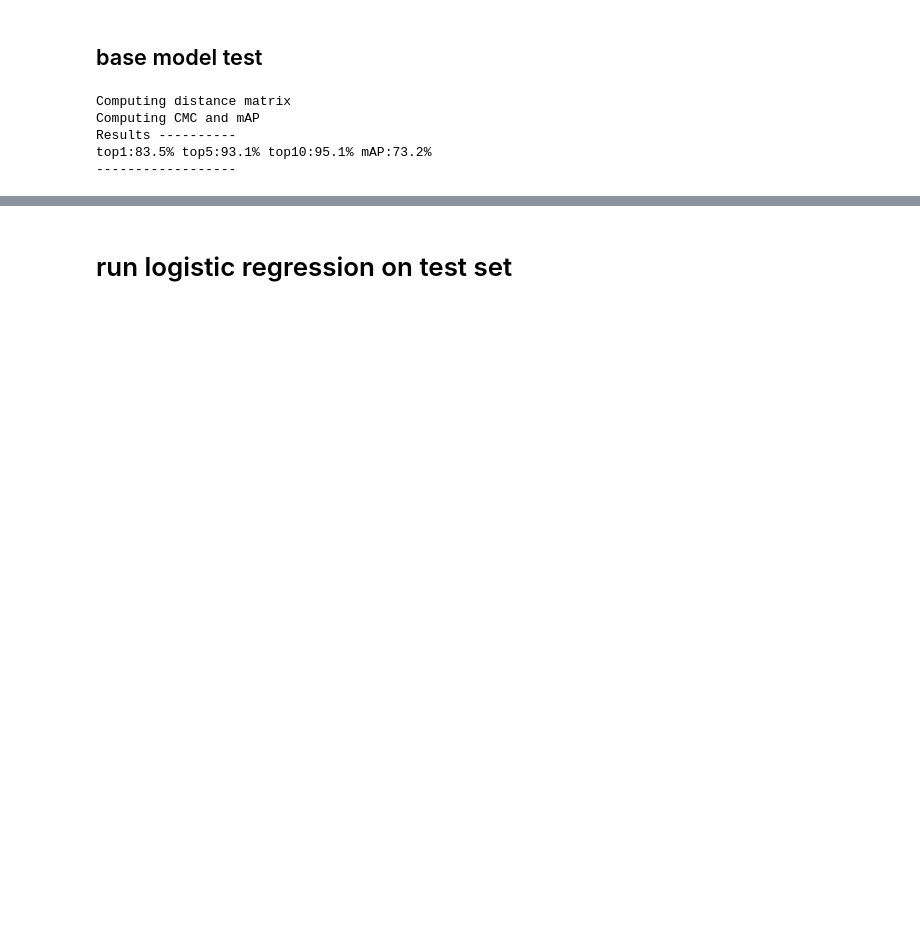
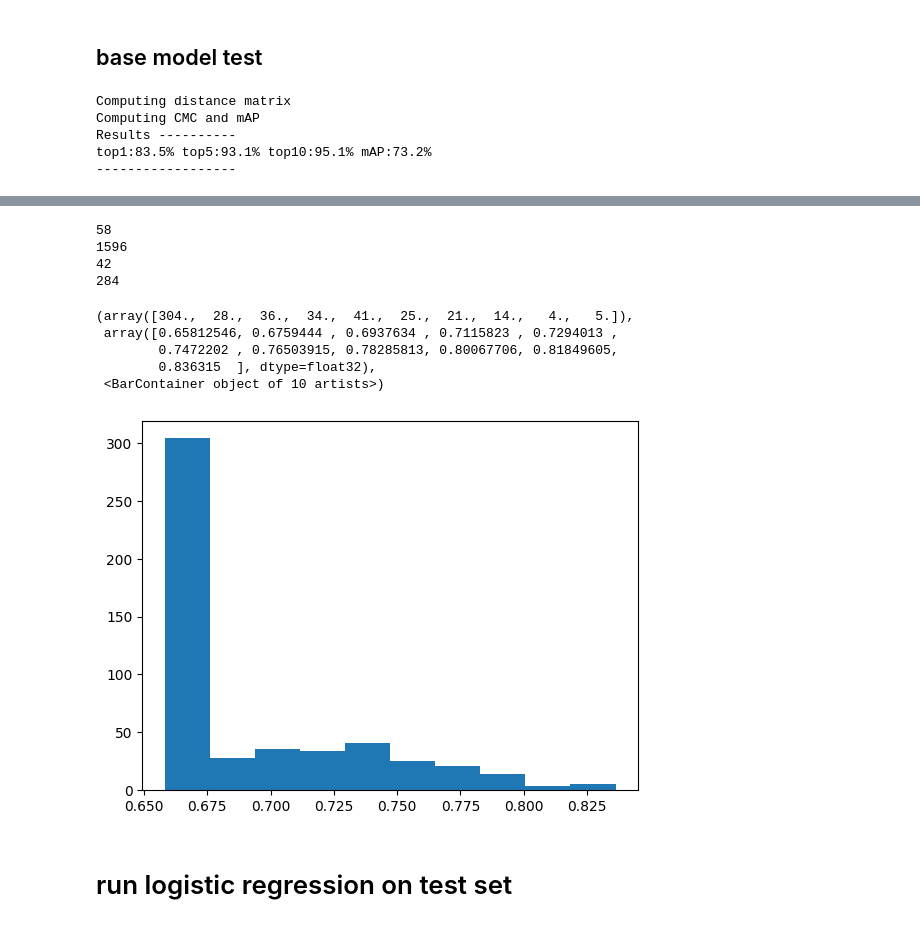
Before and after one commit to mhshamgholi/AP3D, a Jupyter notebook: notebook.ipynb, the cells around one changed output, grey strips where cells are left out. Cells and saved outputs as stored; diff of their text form; code cells hidden in the pictures; blank space fills up the shorter version.

```diff
--- a/notebook.ipynb
+++ b/notebook.ipynb
@@ -460,0 +532,15 @@ top1:83.5% top5:93.1% top10:95.1% mAP:73.2%
+# %%
+conf.use_linear_to_get_important_features = False
+conf.print_model_parameters_trainable = False
+conf.use_linear_to_merge_features = False
+conf.use_hist = True
+args.pretrain = 'logs/row65/best_model.pth.tar'
+conf.print_model_layers = False
+
+print("Initializing model: {}".format(args.arch))
+seed_everythings()
+model = models.init_model(name=args.arch, conf=conf, num_classes=dataset.num_train_pids)
+print("Model size: {:.5f}M".format(sum(p.numel() for p in model.parameters())/1000000.0))
+model = model.to(device)
+model = model.eval()
+modify_model(model, args, conf)
@@ -460,0 +587,31 @@ top1:83.5% top5:93.1% top10:95.1% mAP:73.2%
+# %%
+import random
+
+tb_fh = []
+tb_th = []
+fb_th = []
+fb_fh = []
+for i, (h, b) in enumerate(list(zip(t1s_hist, t1s_base))):
+    if h == 1 and b == 1:
+        tb_th.append(i)
+    elif h == 0 and b == 1:
+        tb_fh.append(i)
+    elif h == 0 and b == 0:
+        fb_fh.append(i)
+    else:
+        fb_th.append(i)
+
+print(len(tb_fh))
+print(len(tb_th))
+print(len(fb_th))
+print(len(fb_fh))
+random.seed(12345)
+sample_tb_fh = random.sample(tb_fh, k=40)
+sample_tb_th = random.sample(tb_th, k=40)
+sample_fb_th = random.sample(fb_th, k=40)
+sample_fb_fh = random.sample(fb_fh, k=40)
+# %% [output]
+58
+1596
+42
+284
@@ -461,3 +635,13 @@ top1:83.5% top5:93.1% top10:95.1% mAP:73.2%
+# %%
+plt.hist(model.hist.hist_edges[:, 5].detach().cpu().numpy())
+# model.hist.hist_edges
+# %% [output]
+(array([304.,  28.,  36.,  34.,  41.,  25.,  21.,  14.,   4.,   5.]),
+ array([0.65812546, 0.6759444 , 0.6937634 , 0.7115823 , 0.7294013 ,
+        0.7472202 , 0.76503915, 0.78285813, 0.80067706, 0.81849605,
+        0.836315  ], dtype=float32),
+ <BarContainer object of 10 artists>)
+[figure, added]
 # %% [markdown]
 # run logistic regression on test set
 # %%
```
Also changed, not shown: parts of 19 cells of this notebook, 3 other files.
